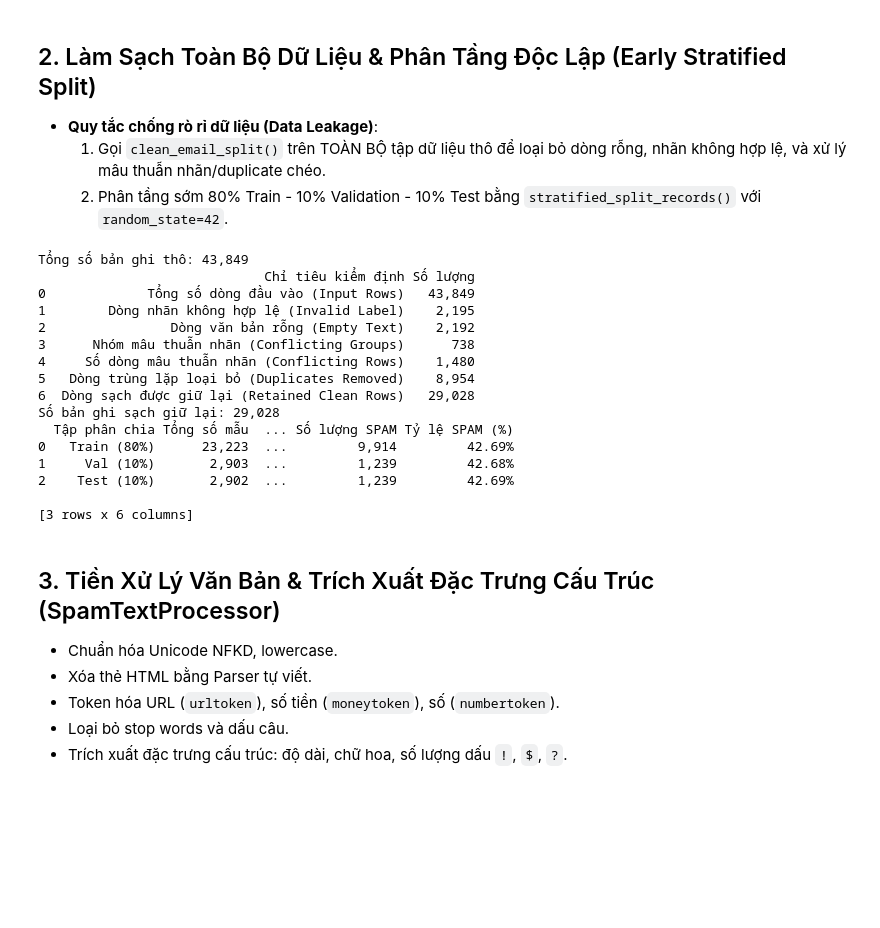
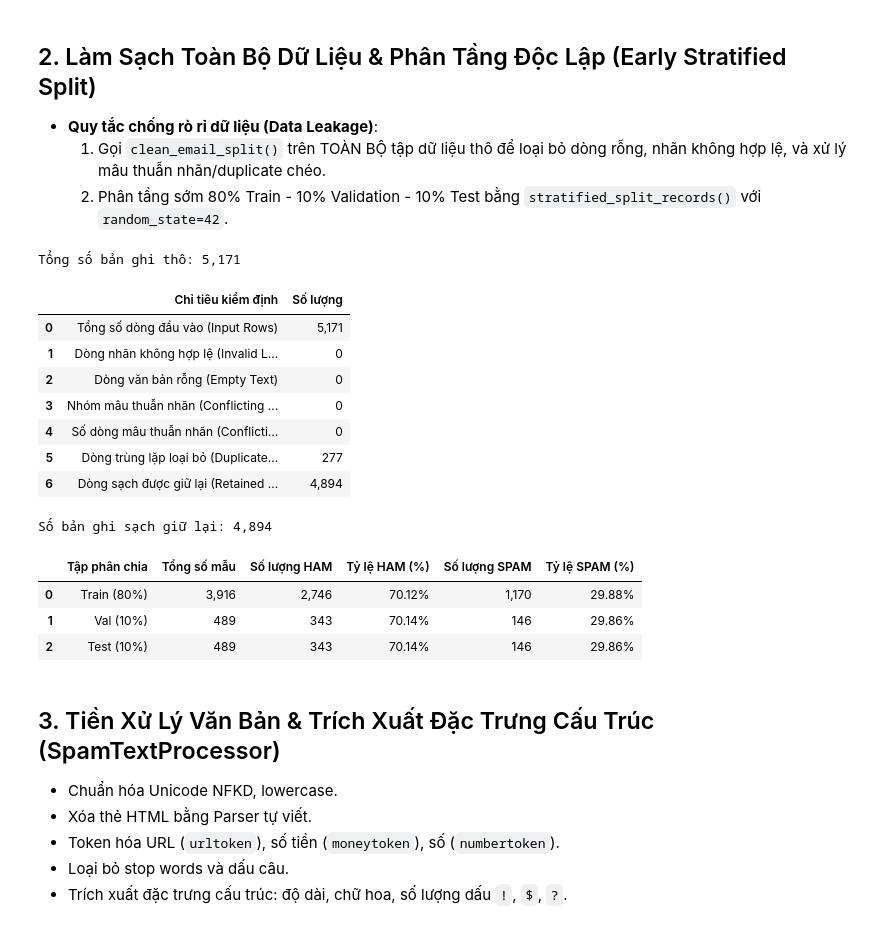
Before and after one commit to iamtien77/spam_classifier, a Jupyter notebook: notebooks/02_preprocessing_and_features.ipynb, the cells around one changed output. Cells and saved outputs as stored; diff of their text form; code cells hidden in the pictures; blank space fills up the shorter version.

```diff
--- a/notebooks/02_preprocessing_and_features.ipynb
+++ b/notebooks/02_preprocessing_and_features.ipynb
@@ -87,7 +87,7 @@ Nạp các module Task 1 thành công!
   2. Phân tầng sớm 80% Train - 10% Validation - 10% Test bằng `stratified_split_records()` với `random_state=42`.
 # %%
 # 1. Nạp dữ liệu thô dạng DataFrame
-df_raw = load_raw_data(PROJECT_ROOT / "data" / "raw" / "spam.csv", as_dataframe=True)
+df_raw = load_raw_data(PROJECT_ROOT / "data" / "raw" / "spam_ham_dataset.csv", as_dataframe=True)
 print(f"Tổng số bản ghi thô: {len(df_raw):,}")
 
 # 2. Báo cáo kiểm toán chất lượng dữ liệu (Audit DataFrame)
@@ -111,49 +111,47 @@ print(f"Số bản ghi sạch giữ lại: {len(df_clean):,}")
 train_df, val_df, test_df = stratified_split_dataframe(
     df_clean,
     label_col="label",
     train_ratio=config.train_ratio,
     val_ratio=config.val_ratio,
     test_ratio=config.test_ratio,
     random_state=config.random_state,
 )
 
 # 5. Bảng thống kê phân phối các tập phân tầng (Stratified Split Summary DataFrame)
 split_summary = []
 for name, split_data in [("Train (80%)", train_df), ("Val (10%)", val_df), ("Test (10%)", test_df)]:
     counts = split_data["label"].value_counts()
     n_total = len(split_data)
     split_summary.append({
         "Tập phân chia": name,
         "Tổng số mẫu": f"{n_total:,}",
         "Số lượng HAM": f"{counts.get('ham', 0):,}",
         "Tỷ lệ HAM (%)": f"{(counts.get('ham', 0) / n_total * 100):.2f}%",
         "Số lượng SPAM": f"{counts.get('spam', 0):,}",
         "Tỷ lệ SPAM (%)": f"{(counts.get('spam', 0) / n_total * 100):.2f}%",
     })
 
 df_splits = pd.DataFrame(split_summary)
 display(df_splits)
 # Đối chiếu nguồn giữa các tập; phép lọc trùng đã diễn ra trước chia tập.
 assert set(train_df.source_id).isdisjoint(val_df.source_id)
 assert set(train_df.source_id).isdisjoint(test_df.source_id)
 assert set(val_df.source_id).isdisjoint(test_df.source_id)
 # %% [output]
-Tổng số bản ghi thô: 43,849
-                             Chỉ tiêu kiểm định Số lượng
-0             Tổng số dòng đầu vào (Input Rows)   43,849
-1        Dòng nhãn không hợp lệ (Invalid Label)    2,195
-2                Dòng văn bản rỗng (Empty Text)    2,192
-3      Nhóm mâu thuẫn nhãn (Conflicting Groups)      738
-4     Số dòng mâu thuẫn nhãn (Conflicting Rows)    1,480
-5   Dòng trùng lặp loại bỏ (Duplicates Removed)    8,954
-6  Dòng sạch được giữ lại (Retained Clean Rows)   29,028
-Số bản ghi sạch giữ lại: 29,028
-  Tập phân chia Tổng số mẫu  ... Số lượng SPAM Tỷ lệ SPAM (%)
-0   Train (80%)      23,223  ...         9,914         42.69%
-1     Val (10%)       2,903  ...         1,239         42.68%
-2    Test (10%)       2,902  ...         1,239         42.69%
-
-[3 rows x 6 columns]
+Tổng số bản ghi thô: 5,171
+|  | Chỉ tiêu kiểm định | Số lượng |
+| 0 | Tổng số dòng đầu vào (Input Rows) | 5,171 |
+| 1 | Dòng nhãn không hợp lệ (Invalid L... | 0 |
+| 2 | Dòng văn bản rỗng (Empty Text) | 0 |
+| 3 | Nhóm mâu thuẫn nhãn (Conflicting ... | 0 |
+| 4 | Số dòng mâu thuẫn nhãn (Conflicti... | 0 |
+| 5 | Dòng trùng lặp loại bỏ (Duplicate... | 277 |
+| 6 | Dòng sạch được giữ lại (Retained ... | 4,894 |
+Số bản ghi sạch giữ lại: 4,894
+|  | Tập phân chia | Tổng số mẫu | Số lượng HAM | Tỷ lệ HAM (%) | Số lượng SPAM | Tỷ lệ SPAM (%) |
+| 0 | Train (80%) | 3,916 | 2,746 | 70.12% | 1,170 | 29.88% |
+| 1 | Val (10%) | 489 | 343 | 70.14% | 146 | 29.86% |
+| 2 | Test (10%) | 489 | 343 | 70.14% | 146 | 29.86% |
 # %% [markdown]
 ## 3. Tiền Xử Lý Văn Bản & Trích Xuất Đặc Trưng Cấu Trúc (SpamTextProcessor)
 - Chuẩn hóa Unicode NFKD, lowercase.
```
Also changed, not shown: parts of 5 cells of this notebook, 7 other files.
